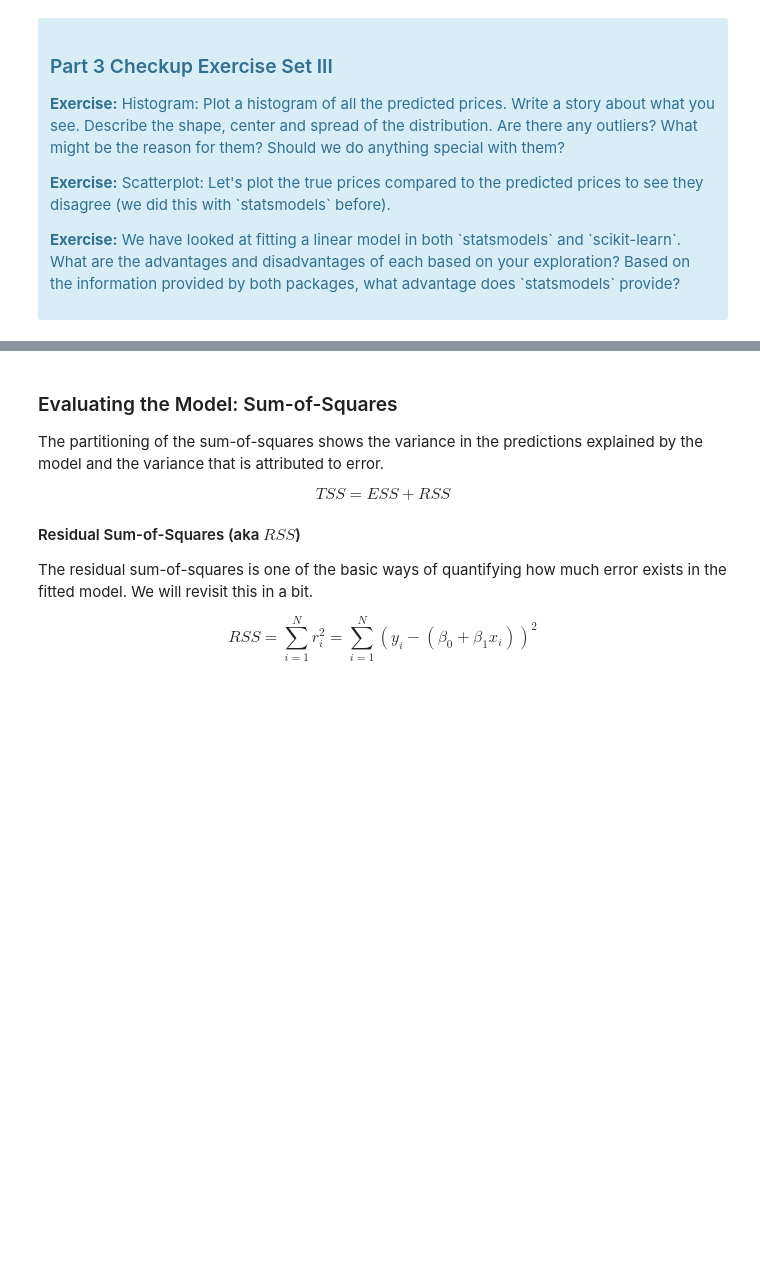
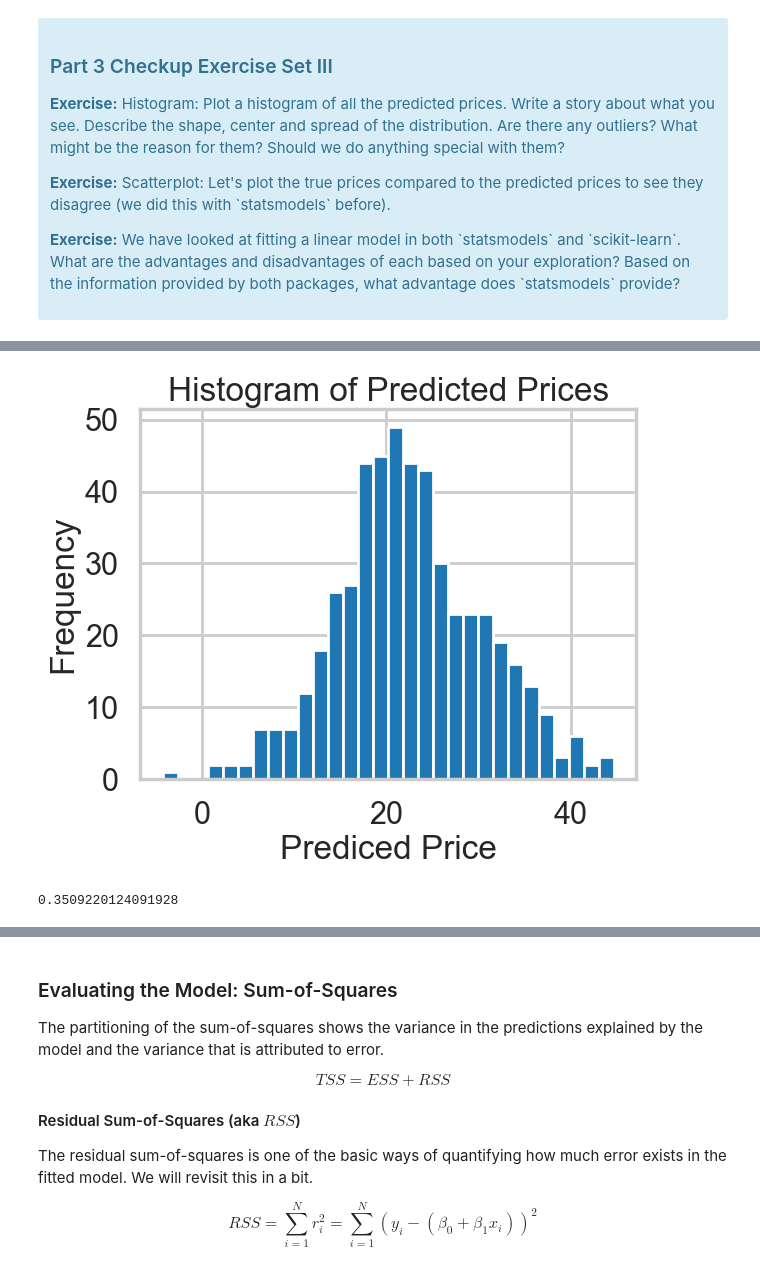
Before and after one commit to eraiken/Springboard, a Jupyter notebook: Unit 22/22.4 Case Study - Boston Housing/Mini_Project_Linear_Regression.ipynb, the cells around one changed output, grey strips where cells are left out. Drawn from its saved outputs; the diff is of its cells as text; code cells hidden in the pictures; blank space fills up the shorter version.

```diff
--- a/Unit 22/22.4 Case Study - Boston Housing/Mini_Project_Linear_Regression.ipynb
+++ b/Unit 22/22.4 Case Study - Boston Housing/Mini_Project_Linear_Regression.ipynb
@@ -501,0 +622,17 @@ lm.predict(X)[0:5]
+# %%
+# Histogram
+predicted_prices = lm.predict(X)
+
+plt.hist(predicted_prices, bins=30)
+plt.title("Histogram of Predicted Prices")
+plt.xlabel("Prediced Price")
+plt.ylabel("Frequency")
+plt.show()
+# %% [output]
+[figure, added]
+# %%
+# Calculating spread
+# The spread of our graph can be considered narrow if the standard deviation is < 10% of the mean. Otherwise, it is wide.
+np.std(predicted_prices)/np.mean(predicted_prices)
+# %% [output]
+0.3509220124091928
```
Also changed, not shown: parts of 73 cells of this notebook.
